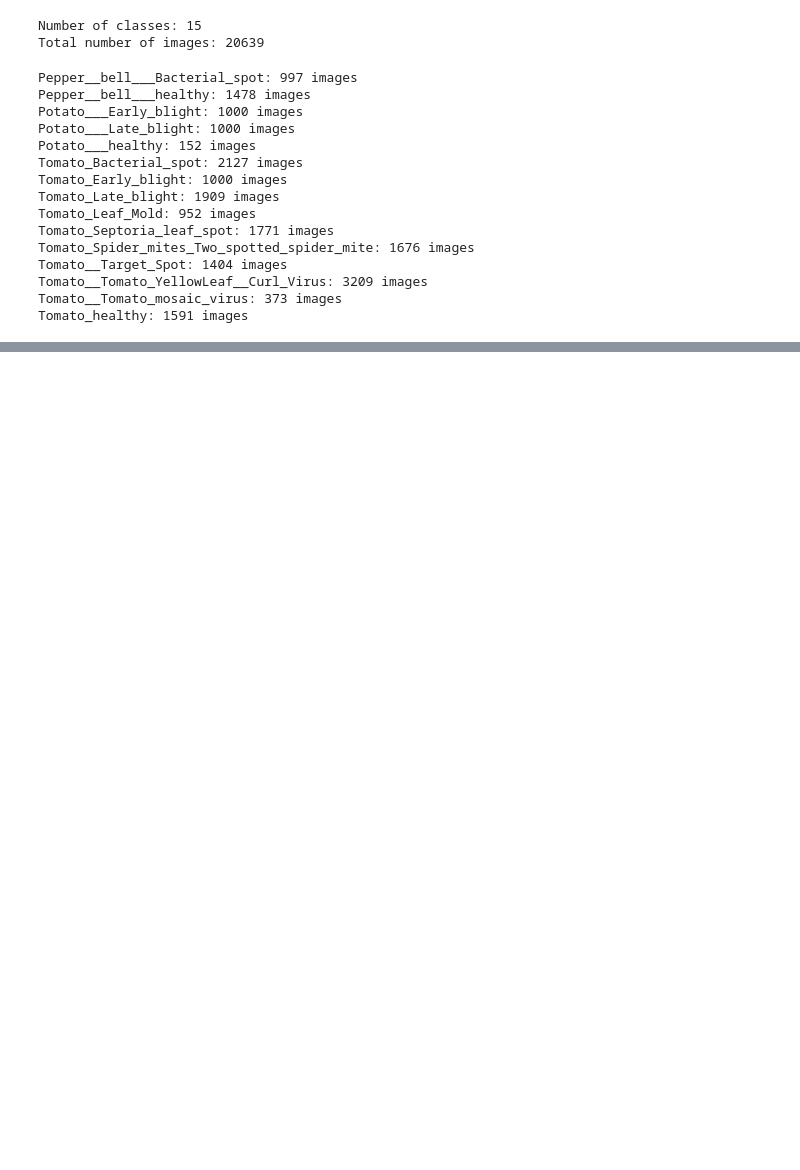
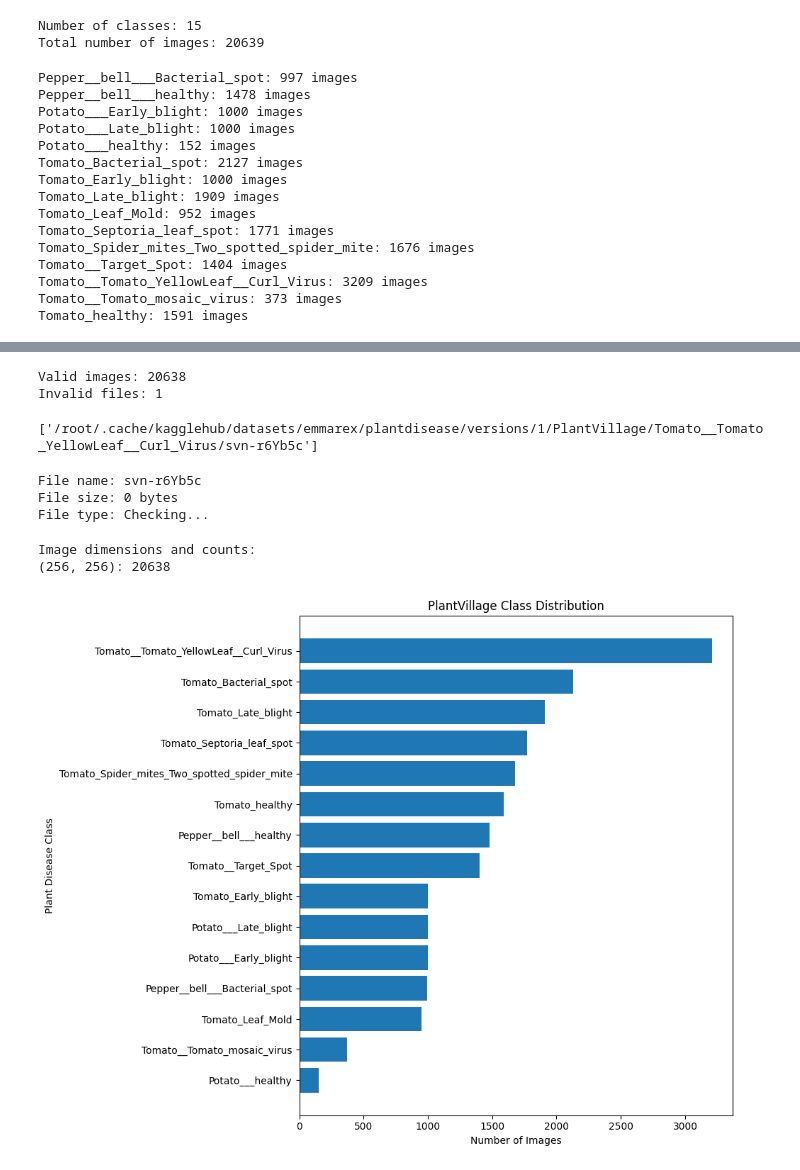
Before and after one commit to Fa-224/Image-Processing-Project, a Jupyter notebook: Planty_Dataset_Inspection.ipynb, the cells around one changed output, grey strips where cells are left out. Saved outputs shown, nothing was run; the diff lists cells and outputs as text; code cells hidden in the pictures; blank space fills up the shorter version.

```diff
--- a/Planty_Dataset_Inspection.ipynb
+++ b/Planty_Dataset_Inspection.ipynb
@@ -168,0 +177,74 @@ The initial inspection provides an understanding of the dataset structure and it
+# %%
+# Verify dataset image files
+from PIL import Image
+valid_images = 0
+invalid_files = []
+for class_name in class_names:
+   class_path = os.path.join(folder_path, class_name)
+   for file_name in os.listdir(class_path):
+       file_path = os.path.join(class_path, file_name)
+       if os.path.isfile(file_path):
+           try:
+               with Image.open(file_path) as image:
+                   image.verify()
+               valid_images += 1
+           except Exception:
+               invalid_files.append(file_path)
+print("Valid images:", valid_images)
+print("Invalid files:", len(invalid_files))
+# %% [output]
+Valid images: 20638
+Invalid files: 1
+# %%
+# Identify the invalid file
+print(invalid_files)
+# %% [output]
+['/root/.cache/kagglehub/datasets/emmarex/plantdisease/versions/1/PlantVillage/Tomato__Tomato_YellowLeaf__Curl_Virus/svn-r6Yb5c']
+# %%
+# Inspect the invalid file
+file_path = invalid_files[0]
+print("File name:", os.path.basename(file_path))
+print("File size:", os.path.getsize(file_path), "bytes")
+print("File type:", Image.open if False else "Checking...")
+# %% [output]
+File name: svn-r6Yb5c
+File size: 0 bytes
+File type: Checking...
+# %%
+# Analyze image dimensions across the dataset
+from collections import Counter
+from PIL import Image
+image_sizes = Counter()
+for class_name in class_names:
+   class_path = os.path.join(folder_path, class_name)
+   for file_name in os.listdir(class_path):
+       file_path = os.path.join(class_path, file_name)
+       if os.path.isfile(file_path):
+           try:
+               with Image.open(file_path) as image:
+                   image_sizes[image.size] += 1
+           except Exception:
+               continue
+print("Image dimensions and counts:")
+for size, count in image_sizes.most_common():
+   print(f"{size}: {count}")
+# %% [output]
+Image dimensions and counts:
+(256, 256): 20638
+# %%
+# Visualize class distribution
+import matplotlib.pyplot as plt
+class_counts = {
+   name: len(os.listdir(os.path.join(folder_path, name)))
+   for name in class_names
+}
+sorted_counts = dict(sorted(class_counts.items(), key=lambda item: item[1]))
+plt.figure(figsize=(10, 8))
+plt.barh(list(sorted_counts.keys()), list(sorted_counts.values()))
+plt.xlabel("Number of Images")
+plt.ylabel("Plant Disease Class")
+plt.title("PlantVillage Class Distribution")
+plt.tight_layout()
+plt.show()
+# %% [output]
+[figure, added]
```
Also changed, not shown: parts of 10 cells of this notebook.
